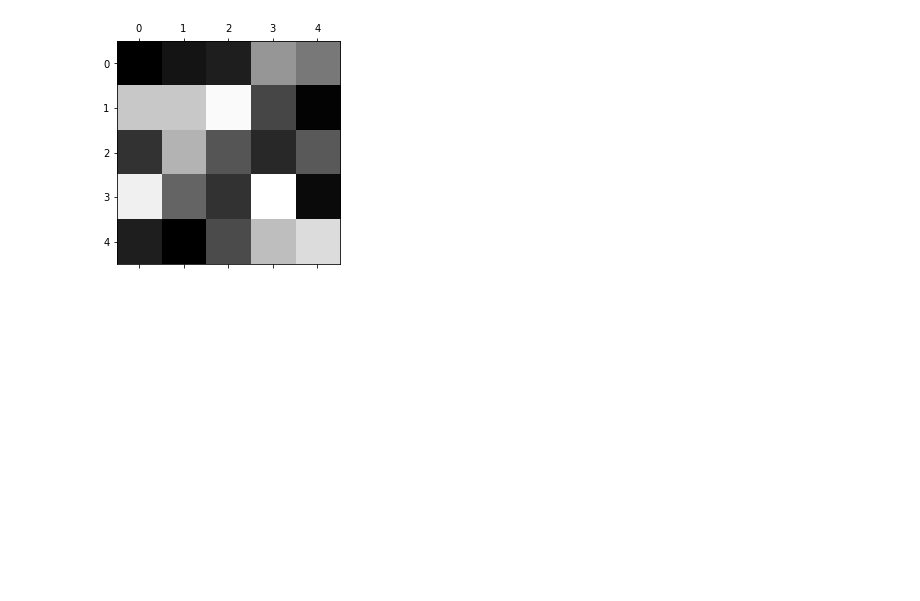
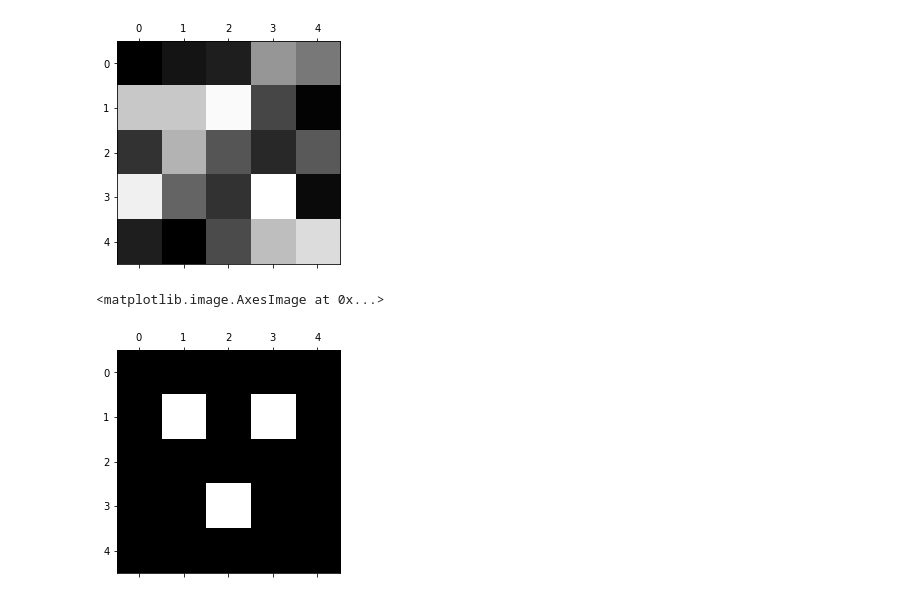
Before and after one commit to jay-thakur/CV_Projects, a Jupyter notebook: 1_1_Image_Representation/1. Images as Numerical Data.ipynb, the cells around one changed output. Cells and saved outputs as stored; diff of their text form; code cells hidden in the pictures; blank space fills up the shorter version.

Commit message:
todo: smily created

```diff
--- a/1_1_Image_Representation/1. Images as Numerical Data.ipynb
+++ b/1_1_Image_Representation/1. Images as Numerical Data.ipynb
@@ -63,3 +65,18 @@ plt.matshow(tiny_image, cmap='gray')
 # %% [output]
 <matplotlib.image.AxesImage at 0x...>
 [figure]
+# %%
+## TODO: See if you can draw a tiny smiley face or something else!
+
+# Create a 5x5 image using just grayscale, numerical values
+smily_image = np.array([[0, 0, 0, 0, 0],
+                      [0, 255, 0, 255, 0],
+                      [0, 0, 0, 0, 0],
+                      [0, 0, 255, 0, 0],
+                      [0, 0, 0, 0, 0]])
+
+# To show the pixel grid, use matshow
+plt.matshow(smily_image, cmap='gray')
+# %% [output]
+<matplotlib.image.AxesImage at 0x...>
+[figure, added]
```
Also changed, not shown: parts of 3 cells of this notebook.
